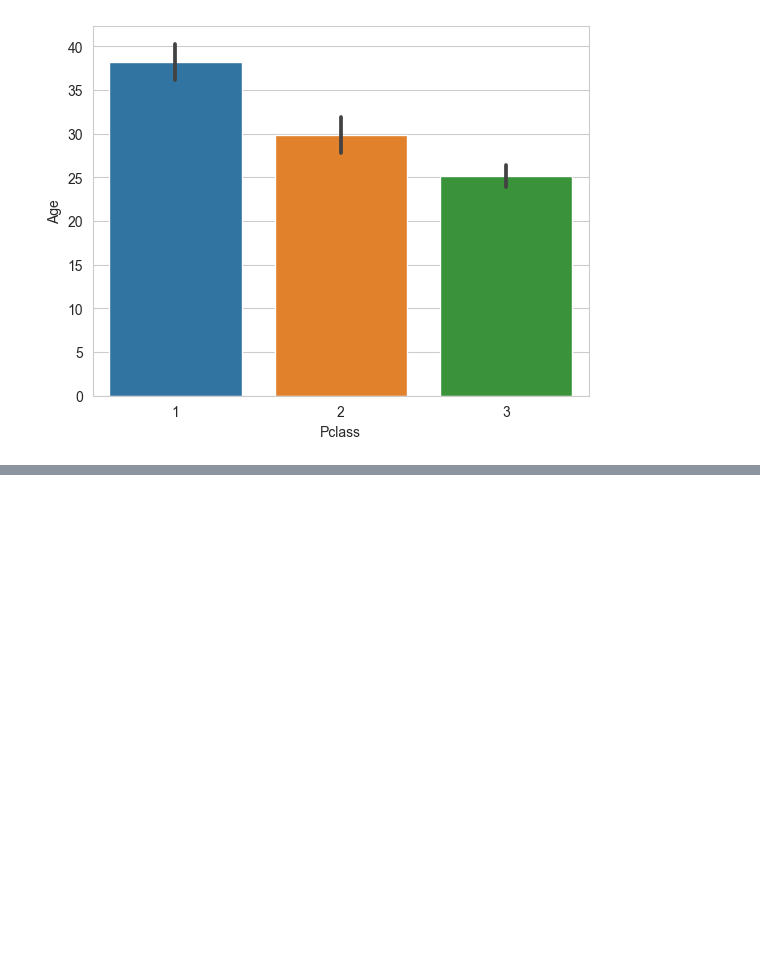
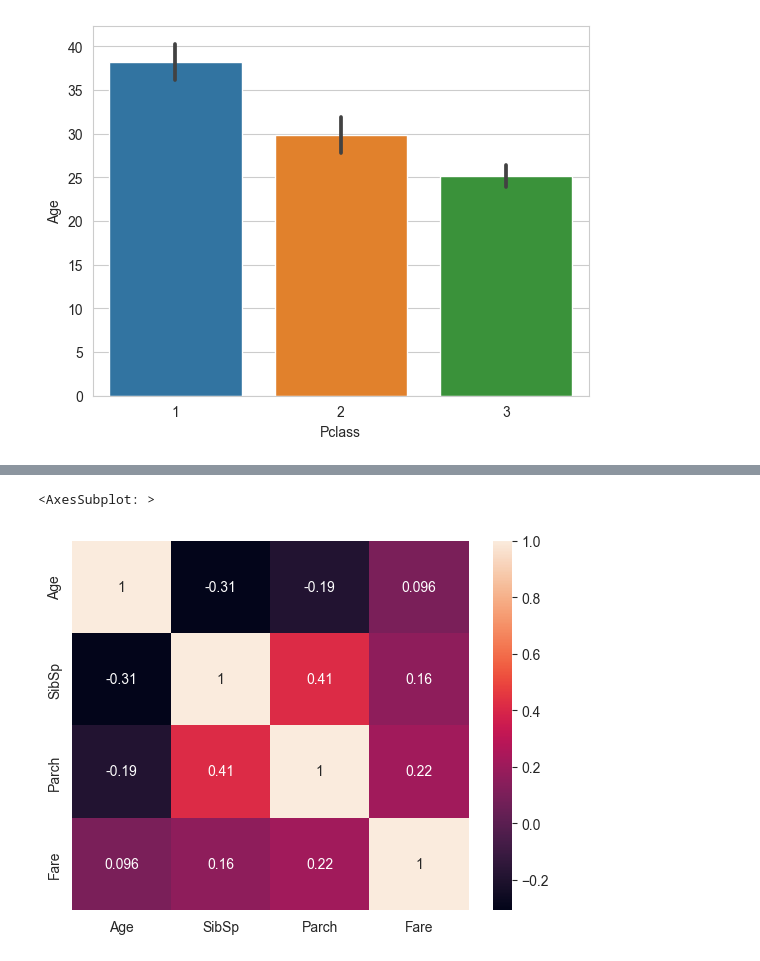
Before and after one commit to gungun1511/jecrc_cs_sep22, a Jupyter notebook: day22_logistic_regression.ipynb, the cells around one changed output, grey strips where cells are left out. Cells and saved outputs as stored; diff of their text form; code cells hidden in the pictures; blank space fills up the shorter version.

```diff
--- a/day22_logistic_regression.ipynb
+++ b/day22_logistic_regression.ipynb
@@ -160,0 +243,5 @@ df.head()
+# %%
+sns.heatmap(df[num_cols].corr(),annot=True)
+# %% [output]
+<AxesSubplot: >
+[figure, added]
```
Also changed, not shown: parts of 19 cells of this notebook, 4 other files.
